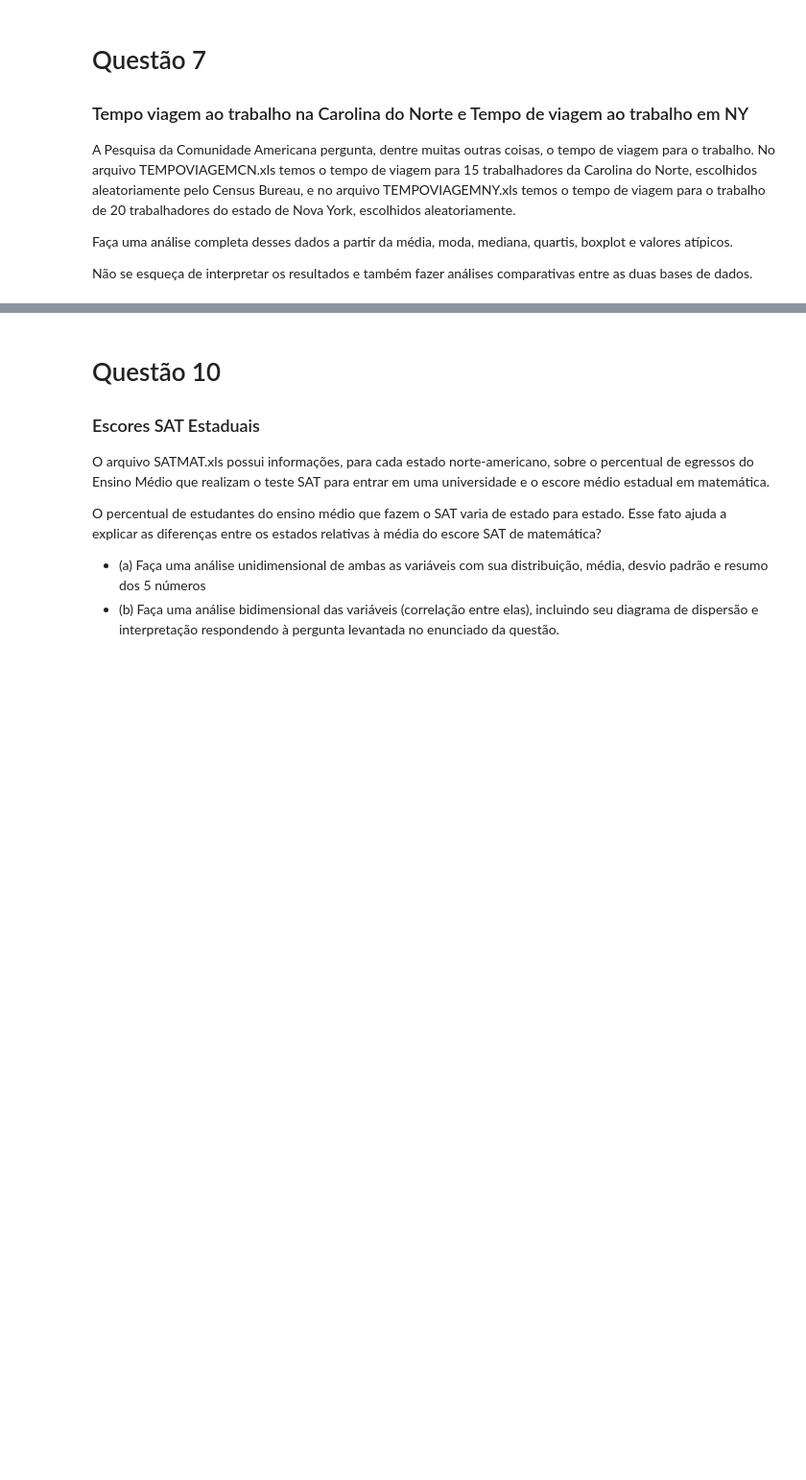
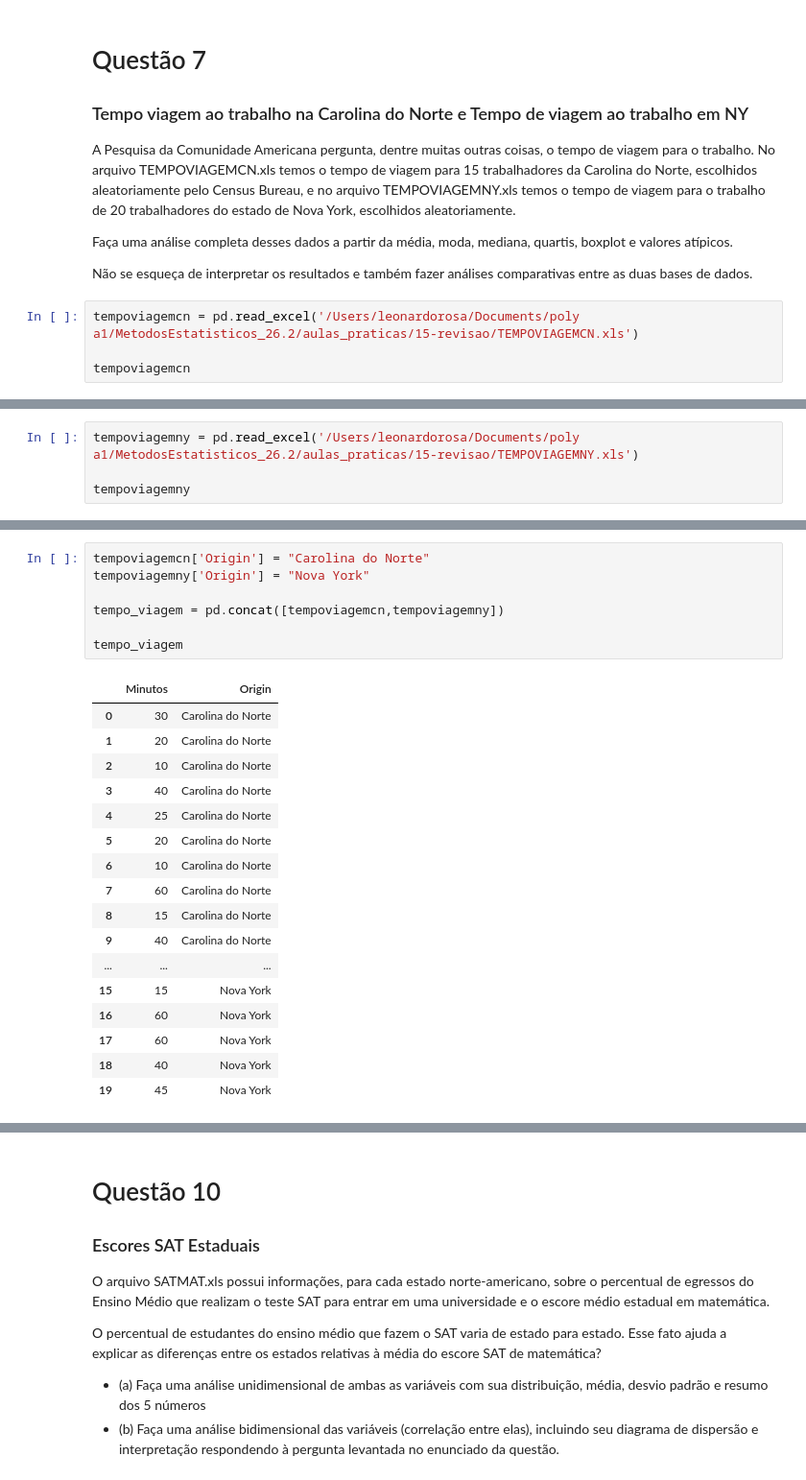
Before and after one commit to juliacereja/MetodosEstatisticos_26.2, a Jupyter notebook: aulas_praticas/15-revisao/Revisão.ipynb, the cells around one changed output, grey strips where cells are left out. Shown at 96% size. Drawn from its saved outputs; the diff is of its cells as text; blank space fills up the shorter version.

```diff
--- a/aulas_praticas/15-revisao/Revisão.ipynb
+++ b/aulas_praticas/15-revisao/Revisão.ipynb
@@ -577,3 +577,7 @@ A Pesquisa da Comunidade Americana pergunta, dentre muitas outras coisas, o temp
 Faça uma análise completa desses dados a partir da média, moda, mediana, quartis, boxplot e valores atípicos.
 
 Não se esqueça de interpretar os resultados e também fazer análises comparativas entre as duas bases de dados.
+# %%
+tempoviagemcn = pd.read_excel('/Users/leonardorosa/Documents/poly a1/MetodosEstatisticos_26.2/aulas_praticas/15-revisao/TEMPOVIAGEMCN.xls')
+
+tempoviagemcn
@@ -579,0 +658,4 @@ Não se esqueça de interpretar os resultados e também fazer análises comparat
+# %%
+tempoviagemny = pd.read_excel('/Users/leonardorosa/Documents/poly a1/MetodosEstatisticos_26.2/aulas_praticas/15-revisao/TEMPOVIAGEMNY.xls')
+
+tempoviagemny
@@ -579,0 +730,25 @@ Não se esqueça de interpretar os resultados e também fazer análises comparat
+# %%
+tempoviagemcn['Origin'] = "Carolina do Norte"
+tempoviagemny['Origin'] = "Nova York"
+
+tempo_viagem = pd.concat([tempoviagemcn,tempoviagemny])
+
+tempo_viagem
+# %% [output]
+|  | Minutos | Origin |
+| 0 | 30 | Carolina do Norte |
+| 1 | 20 | Carolina do Norte |
+| 2 | 10 | Carolina do Norte |
+| 3 | 40 | Carolina do Norte |
+| 4 | 25 | Carolina do Norte |
+| 5 | 20 | Carolina do Norte |
+| 6 | 10 | Carolina do Norte |
+| 7 | 60 | Carolina do Norte |
+| 8 | 15 | Carolina do Norte |
+| 9 | 40 | Carolina do Norte |
+| ... | ... | ... |
+| 15 | 15 | Nova York |
+| 16 | 60 | Nova York |
+| 17 | 60 | Nova York |
+| 18 | 40 | Nova York |
+| 19 | 45 | Nova York |
```
Also changed, not shown: parts of 22 cells of this notebook, 2 other files.
